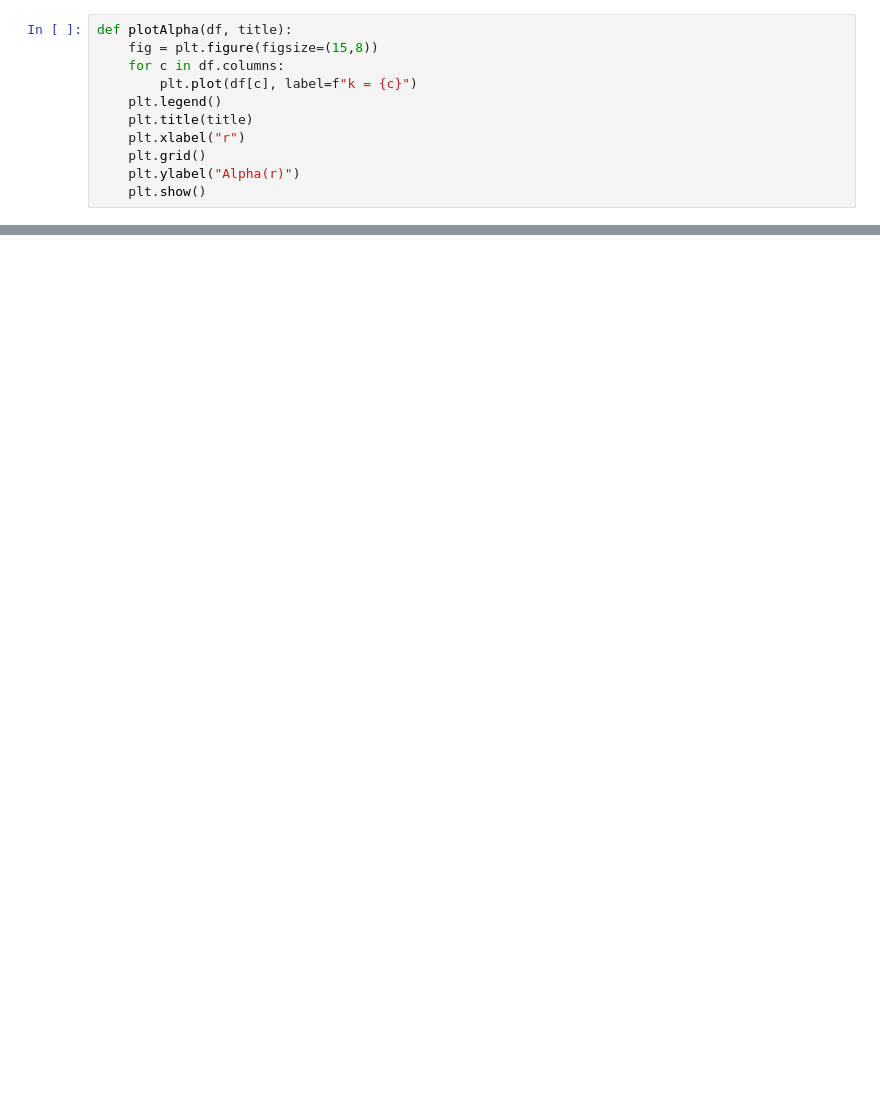
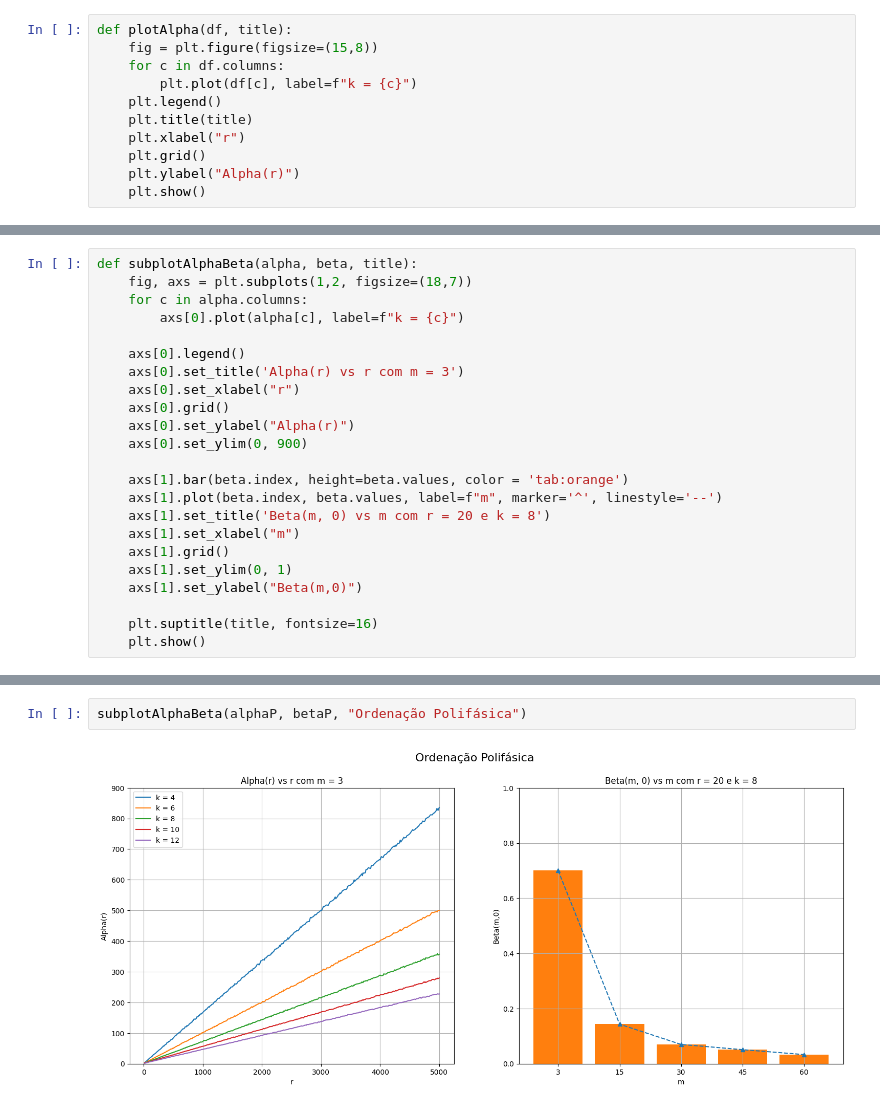
Before and after one commit to caiogmello/ordenacao_externa_eda2, a Jupyter notebook: plot.ipynb, the cells around one changed output, grey strips where cells are left out. Drawn from its saved outputs; the diff is of its cells as text; blank space fills up the shorter version.

```diff
--- a/plot.ipynb
+++ b/plot.ipynb
@@ -41,5 +42,28 @@ def plotBeta(df, title):
     plt.ylabel("Beta(m,0)")
     plt.show()
+# %%
+def subplotAlphaBeta(alpha, beta, title):
+    fig, axs = plt.subplots(1,2, figsize=(18,7))
+    for c in alpha.columns:
+        axs[0].plot(alpha[c], label=f"k = {c}")
+
+    axs[0].legend()
+    axs[0].set_title('Alpha(r) vs r com m = 3')
+    axs[0].set_xlabel("r")
+    axs[0].grid()
+    axs[0].set_ylabel("Alpha(r)")
+    axs[0].set_ylim(0, 900)
+
+    axs[1].bar(beta.index, height=beta.values, color = 'tab:orange')
+    axs[1].plot(beta.index, beta.values, label=f"m", marker='^', linestyle='--')
+    axs[1].set_title('Beta(m, 0) vs m com r = 20 e k = 8')
+    axs[1].set_xlabel("m")
+    axs[1].grid()
+    axs[1].set_ylim(0, 1)
+    axs[1].set_ylabel("Beta(m,0)")
+
+    plt.suptitle(title, fontsize=16)
+    plt.show()
 # %%
 plotAlpha(alphaC, "Alpha(r) vs r na ordenação em Cascata")
 # %% [output]
@@ -58,0 +83,4 @@ plotBeta(betaP, "Beta(m, 0) vs m na ordenação Polifásica")
+# %%
+subplotAlphaBeta(alphaP, betaP, "Ordenação Polifásica")
+# %% [output]
+[figure, added]
```
Also changed, not shown: parts of 7 cells of this notebook, 7 other files.
